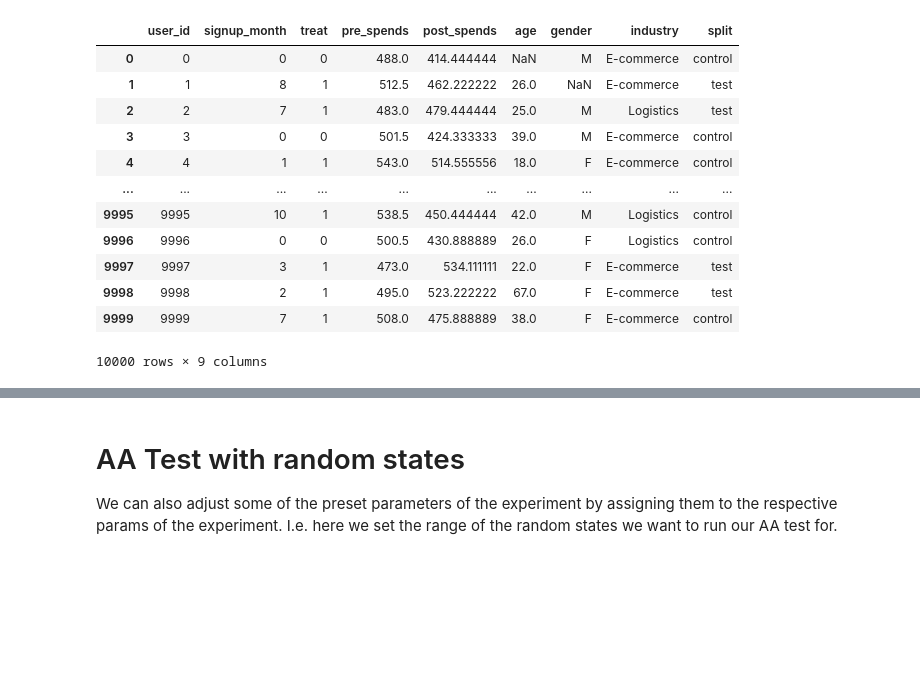
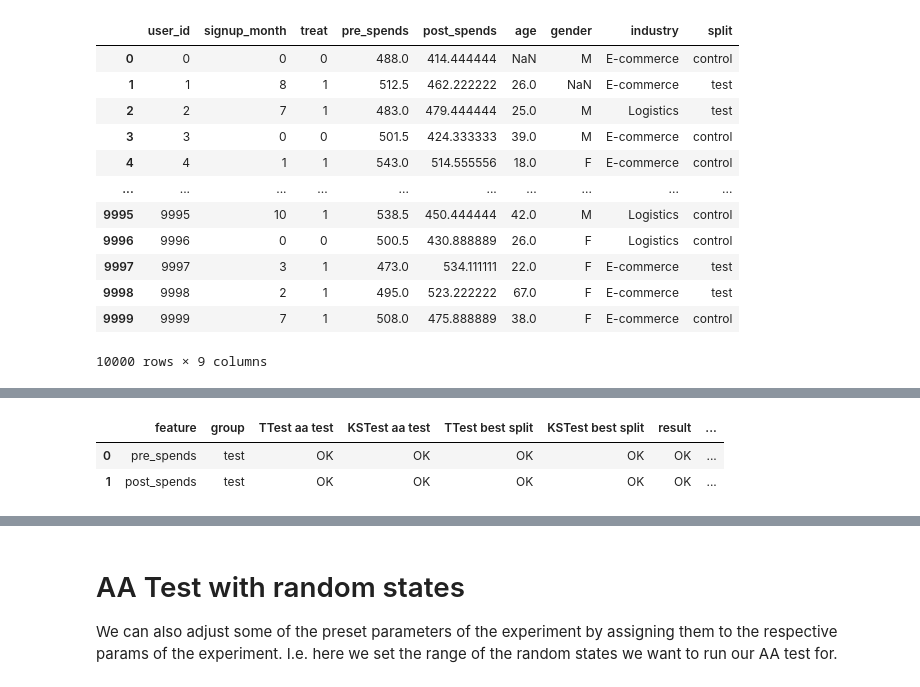
Before and after one commit to sb-ai-lab/HypEx, a Jupyter notebook: examples/tutorials/AATestTutorial.ipynb, the cells around one changed output, grey strips where cells are left out. Cells and saved outputs as stored; diff of their text form; code cells hidden in the pictures; blank space fills up the shorter version.

```diff
--- a/examples/tutorials/AATestTutorial.ipynb
+++ b/examples/tutorials/AATestTutorial.ipynb
@@ -114,0 +127,6 @@ res.experiments
+# %%
+res.resume
+# %% [output]
+|  | feature | group | TTest aa test | KSTest aa test | TTest best split | KSTest best split | result | ... |
+| 0 | pre_spends | test | OK | OK | OK | OK | OK | ... |
+| 1 | post_spends | test | OK | OK | OK | OK | OK | ... |
```
Also changed, not shown: parts of 27 cells of this notebook, 1 other file.
